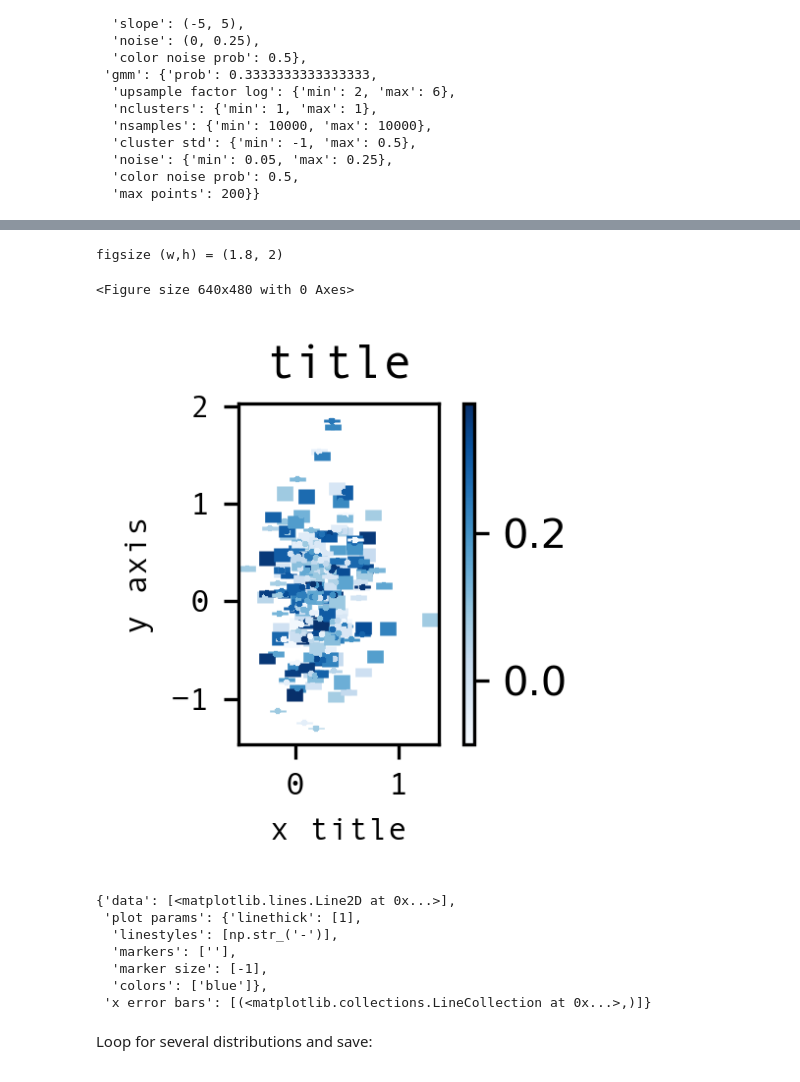
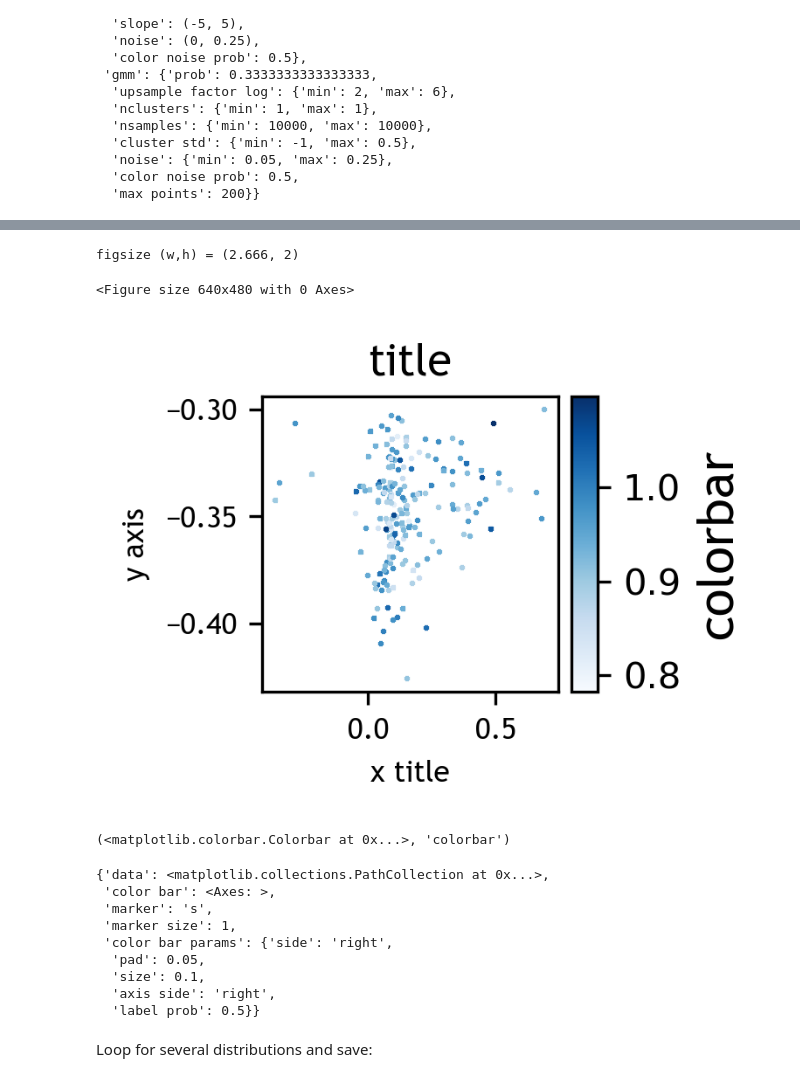
Before and after one commit to ReadingTimeMachine/LLM_VQA_JCDL2025, a Jupyter notebook: create_example_scatters_jcdl2025.ipynb, the cells around one changed output, grey strips where cells are left out. Drawn from its saved outputs; the diff is of its cells as text; code cells hidden in the pictures.

Commit message:
scatters

```diff
--- a/create_example_scatters_jcdl2025.ipynb
+++ b/create_example_scatters_jcdl2025.ipynb
@@ -377,39 +348,54 @@ def make_colorbar(data_from_plot, plot_type, fig ):
 # %%
 import utils.plot_utils
 reload(utils.plot_utils)
 import utils.plot_classes_utils
 reload(utils.plot_classes_utils)
 from utils.plot_classes_utils import Scatter
-from utils.plot_utils import make_plot, make_base_plot
+from utils.plot_utils import make_plot, make_base_plot, make_colorbar
+
+colorbar_side = 'right'
+aspect_fig = 1.333
+colorbar_size = 0.1 # %
+colorbar_pad = 0.05
 
 
 fig, axes, plot_inds = make_base_plot(plot_style, color_map, dpi, nrows, ncols, aspect_fig,
                    base=2, verbose=True, tight_layout = tight_layout)
 
 data_from_plot, ax = make_plot(plot_params_here[plot_type], data_for_plot,
                         axes[0], plot_type=plot_type,
-                        rng=rng)
+                        rng=rng, colorbar_side=colorbar_side,
+                        colorbar_size=colorbar_size, colorbar_pad = colorbar_pad)
 
 title, xlabel, ylabel = add_titles_and_labels(axes[0], 'x title', 'y axis', 'title',
                                               title_params, csfont, title_fontsize,
                           xlabel_params, ylabel_params, xlabel_fontsize, ylabel_fontsize,
                           inlines, xlabel_ticks_fontsize, ylabel_ticks_fontsize,
                           rng=rng)
-cbar = make_colorbar(data_from_plot, plot_type, fig)
+cbar, colorbar_words = make_colorbar(data_from_plot, plot_type, fig,
+                  'colorbar', inlines, colorbar_params,
+                  title_params, colorbar_fontsize, csfont)
+#= make_colorbar(data_from_plot, plot_type, fig)
 # %% [output]
-figsize (w,h) = (1.8, 2)
+figsize (w,h) = (2.666, 2)
 <Figure size 640x480 with 0 Axes>
-[figure, old version]
+[figure, new version]
+# %%
+cbar, colorbar_words
+# %% [output]
+(<matplotlib.colorbar.Colorbar at 0x...>, 'colorbar')
 # %%
 data_from_plot
 # %% [output]
-{'data': [<matplotlib.lines.Line2D at 0x...>],
- 'plot params': {'linethick': [1],
-  'linestyles': [np.str_('-')],
-  'markers': [''],
-  'marker size': [-1],
-  'colors': ['blue']},
- 'x error bars': [(<matplotlib.collections.LineCollection at 0x...>,)]}
+{'data': <matplotlib.collections.PathCollection at 0x...>,
+ 'color bar': <Axes: >,
+ 'marker': 's',
+ 'marker size': 1,
+ 'color bar params': {'side': 'right',
+  'pad': 0.05,
+  'size': 0.1,
+  'axis side': 'right',
+  'label prob': 0.5}}
 # %%
 import utils.synthetic_fig_utils
 reload(utils.synthetic_fig_utils)
```
Also changed, not shown: parts of 6 cells of this notebook, 53 other files.
